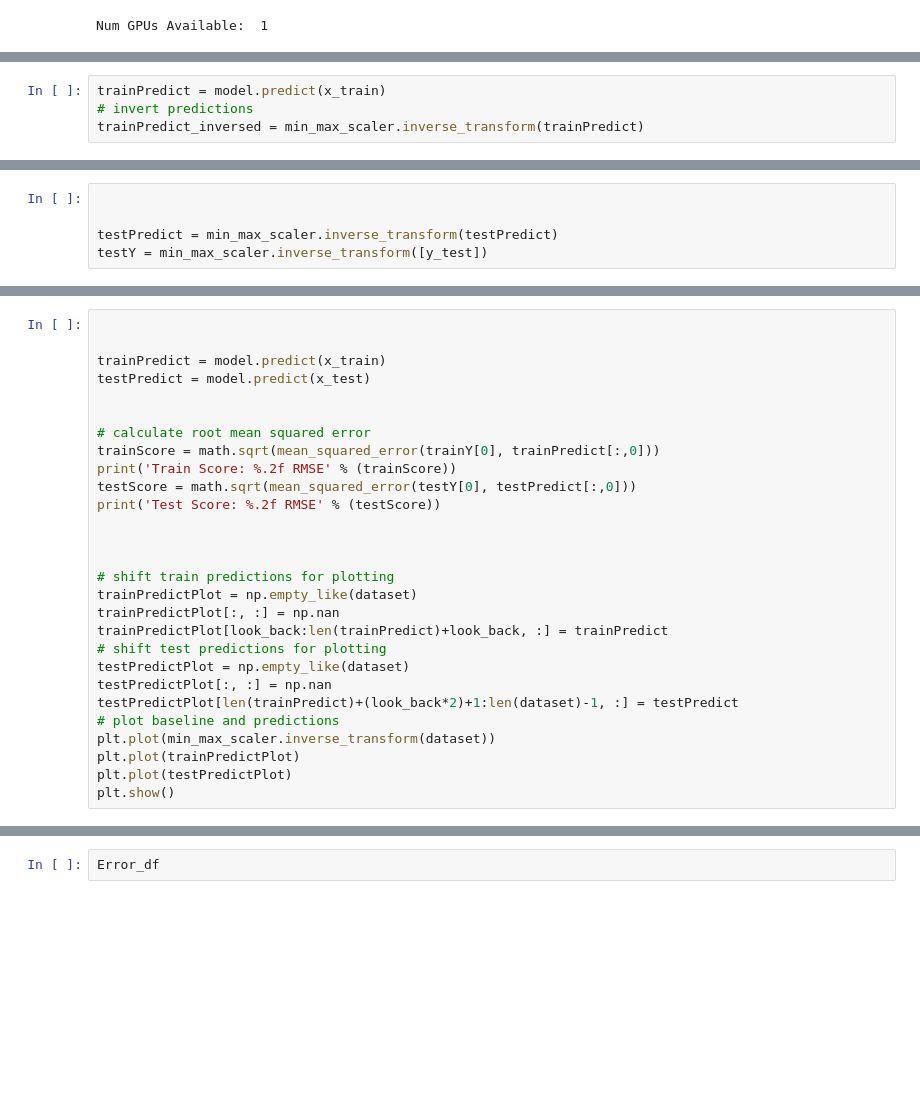
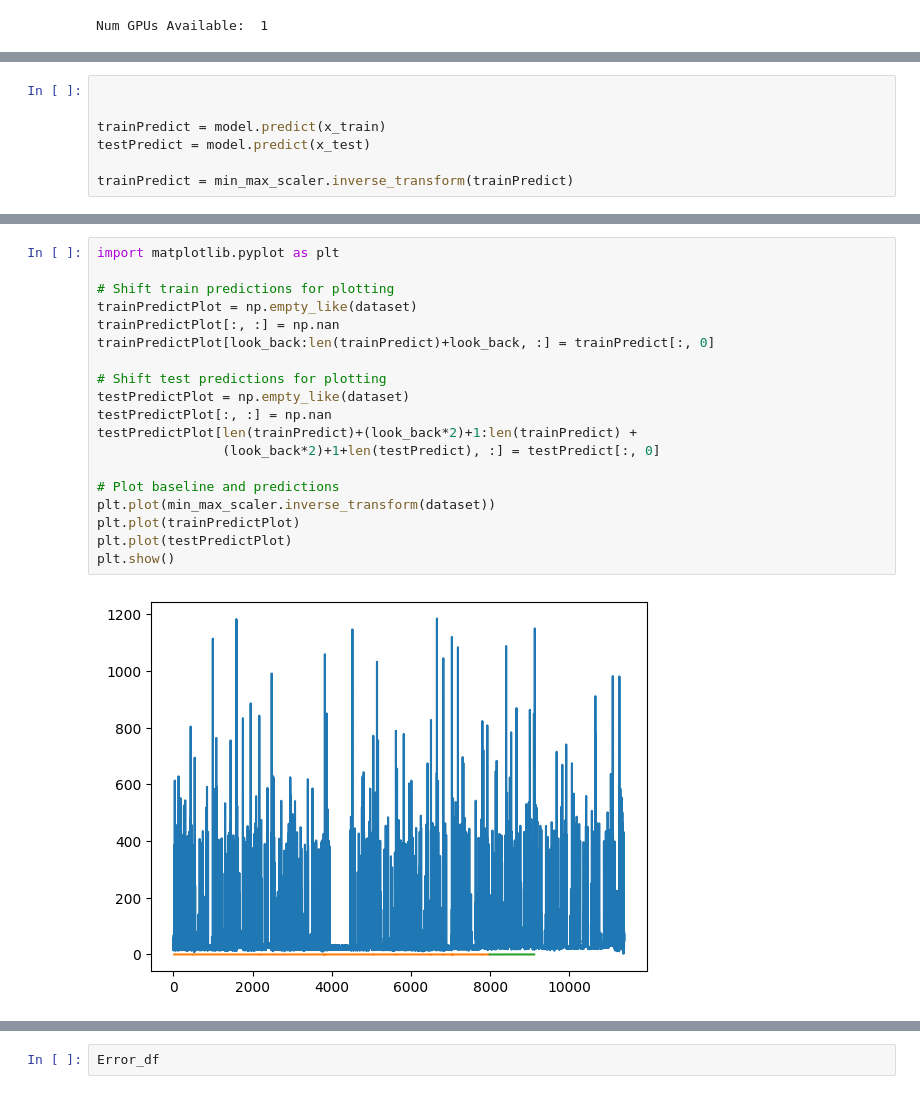
Before and after one commit to iffishells/Electricity_Consumption_forecasting, a Jupyter notebook: RNN-LSTM-Model.ipynb, the cells around one changed output, grey strips where cells are left out. Saved outputs shown, nothing was run; the diff lists cells and outputs as text; blank space fills up the shorter version.

```diff
--- a/RNN-LSTM-Model.ipynb
+++ b/RNN-LSTM-Model.ipynb
@@ -339,5 +317,8 @@ plt.show()
 # %%
+
+
 trainPredict = model.predict(x_train)
-# invert predictions
-trainPredict_inversed = min_max_scaler.inverse_transform(trainPredict)
+testPredict = model.predict(x_test)
+
+trainPredict = min_max_scaler.inverse_transform(trainPredict)
 # %% [output]
@@ -378,5 +327,0 @@ trainY = min_max_scaler.inverse_transform([y_train])
-# %%
-
-
-testPredict = min_max_scaler.inverse_transform(testPredict)
-testY = min_max_scaler.inverse_transform([y_test])
@@ -383,31 +339,24 @@ testY = min_max_scaler.inverse_transform([y_test])
 # %%
+import matplotlib.pyplot as plt
 
-
-trainPredict = model.predict(x_train)
-testPredict = model.predict(x_test)
-
-
-# calculate root mean squared error
-trainScore = math.sqrt(mean_squared_error(trainY[0], trainPredict[:,0]))
-print('Train Score: %.2f RMSE' % (trainScore))
-testScore = math.sqrt(mean_squared_error(testY[0], testPredict[:,0]))
-print('Test Score: %.2f RMSE' % (testScore))
-
-
-
-# shift train predictions for plotting
+# Shift train predictions for plotting
 trainPredictPlot = np.empty_like(dataset)
 trainPredictPlot[:, :] = np.nan
-trainPredictPlot[look_back:len(trainPredict)+look_back, :] = trainPredict
-# shift test predictions for plotting
+trainPredictPlot[look_back:len(trainPredict)+look_back, :] = trainPredict[:, 0]
+
+# Shift test predictions for plotting
 testPredictPlot = np.empty_like(dataset)
 testPredictPlot[:, :] = np.nan
-testPredictPlot[len(trainPredict)+(look_back*2)+1:len(dataset)-1, :] = testPredict
-# plot baseline and predictions
+testPredictPlot[len(trainPredict)+(look_back*2)+1:len(trainPredict) +
+                (look_back*2)+1+len(testPredict), :] = testPredict[:, 0]
+
+# Plot baseline and predictions
 plt.plot(min_max_scaler.inverse_transform(dataset))
 plt.plot(trainPredictPlot)
 plt.plot(testPredictPlot)
 plt.show()
+# %% [output]
+[figure, added]
 # %%
 from sklearn.metrics import mean_absolute_error
 
```
Also changed, not shown: parts of 20 cells of this notebook.
